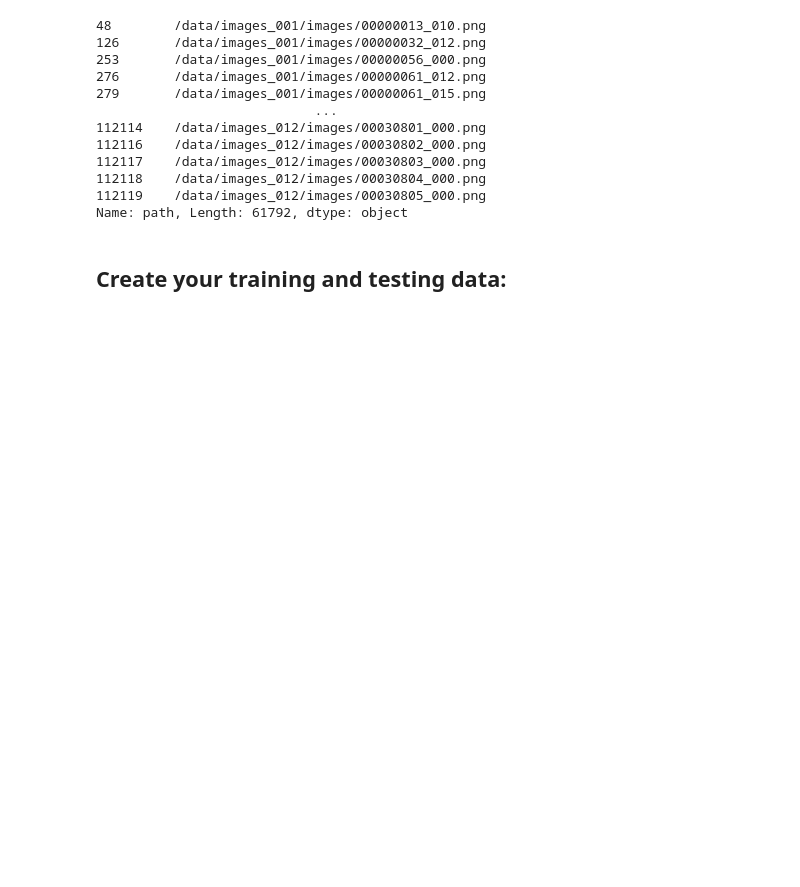
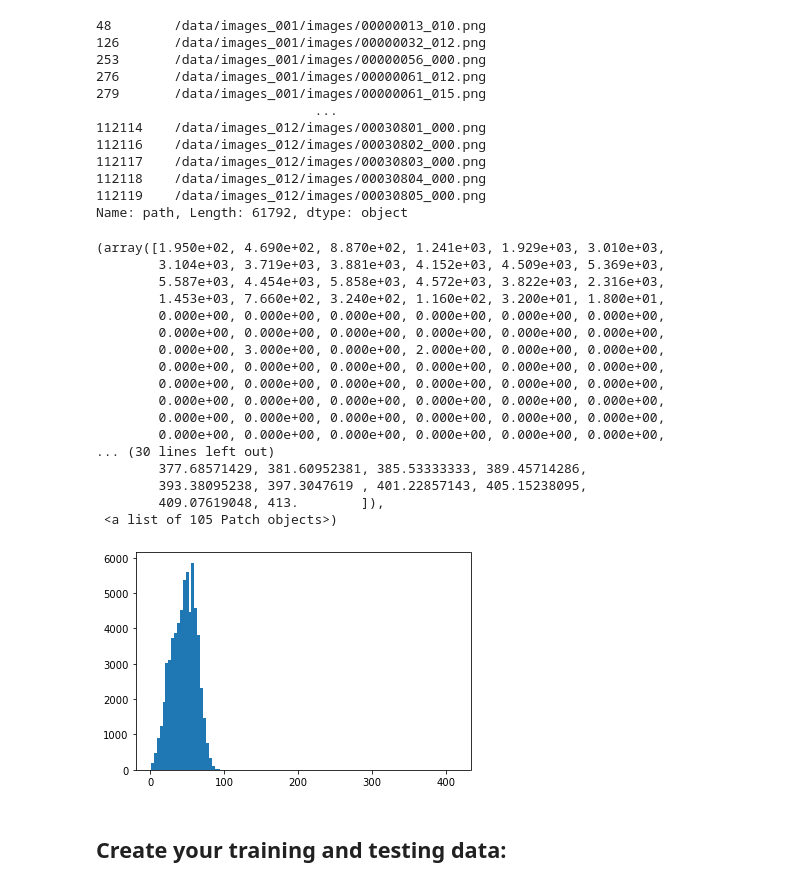
Before and after one commit to ShyamPanj/Pneumonia_Detector, a Jupyter notebook: Build and train model.ipynb, the cells around one changed output. Saved outputs shown, nothing was run; the diff lists cells and outputs as text; code cells hidden in the pictures; blank space fills up the shorter version.

```diff
--- a/Build and train model.ipynb
+++ b/Build and train model.ipynb
@@ -159,6 +159,27 @@ xray_df_NF_P['path']
 112118    /data/images_012/images/00030804_000.png
 112119    /data/images_012/images/00030805_000.png
 Name: path, Length: 61792, dtype: object
+# %%
+plt.hist(xray_df_NF_P['Patient Age'],bins=105)
+# %% [output]
+(array([1.950e+02, 4.690e+02, 8.870e+02, 1.241e+03, 1.929e+03, 3.010e+03,
+        3.104e+03, 3.719e+03, 3.881e+03, 4.152e+03, 4.509e+03, 5.369e+03,
+        5.587e+03, 4.454e+03, 5.858e+03, 4.572e+03, 3.822e+03, 2.316e+03,
+        1.453e+03, 7.660e+02, 3.240e+02, 1.160e+02, 3.200e+01, 1.800e+01,
+        0.000e+00, 0.000e+00, 0.000e+00, 0.000e+00, 0.000e+00, 0.000e+00,
+        0.000e+00, 0.000e+00, 0.000e+00, 0.000e+00, 0.000e+00, 0.000e+00,
+        0.000e+00, 3.000e+00, 0.000e+00, 2.000e+00, 0.000e+00, 0.000e+00,
+        0.000e+00, 0.000e+00, 0.000e+00, 0.000e+00, 0.000e+00, 0.000e+00,
+        0.000e+00, 0.000e+00, 0.000e+00, 0.000e+00, 0.000e+00, 0.000e+00,
+        0.000e+00, 0.000e+00, 0.000e+00, 0.000e+00, 0.000e+00, 0.000e+00,
+        0.000e+00, 0.000e+00, 0.000e+00, 0.000e+00, 0.000e+00, 0.000e+00,
+        0.000e+00, 0.000e+00, 0.000e+00, 0.000e+00, 0.000e+00, 0.000e+00,
+... (30 lines left out)
+        377.68571429, 381.60952381, 385.53333333, 389.45714286,
+        393.38095238, 397.3047619 , 401.22857143, 405.15238095,
+        409.07619048, 413.        ]),
+ <a list of 105 Patch objects>)
+[figure, added]
 # %% [markdown]
 ## Create your training and testing data:
 # %%
```
Also changed, not shown: parts of 18 cells of this notebook, 2 other files.
